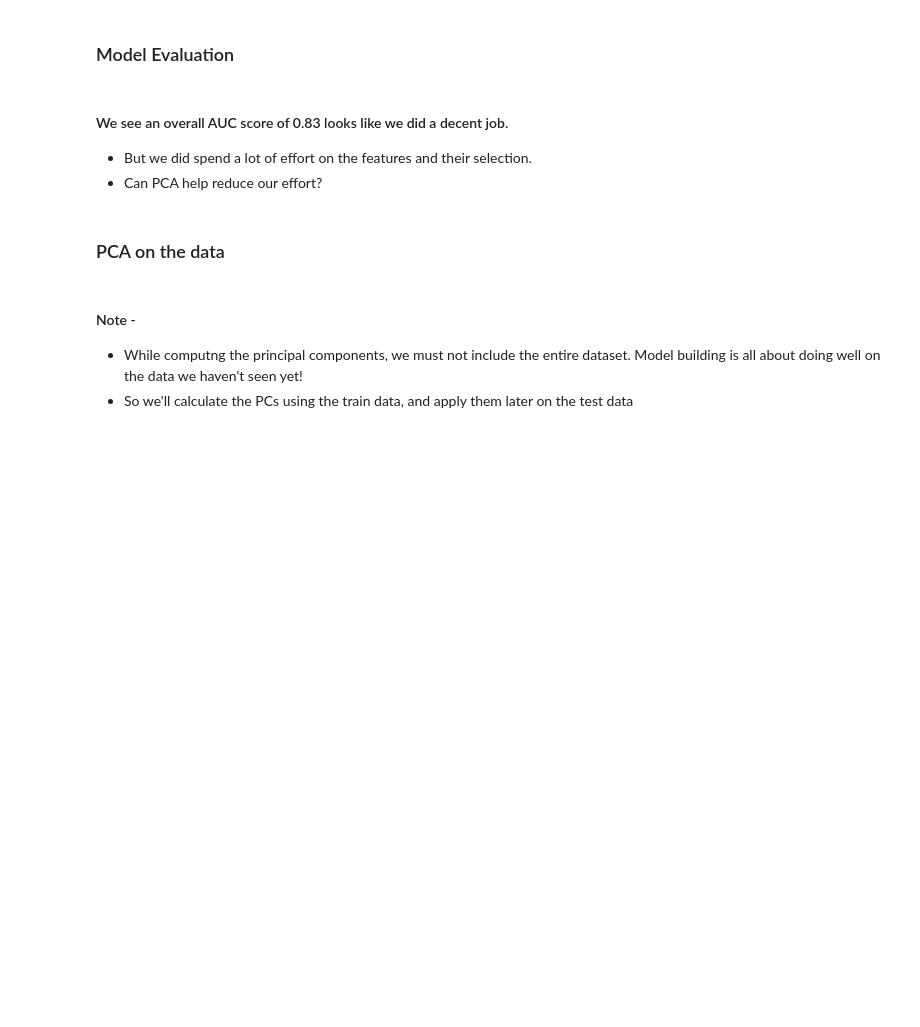
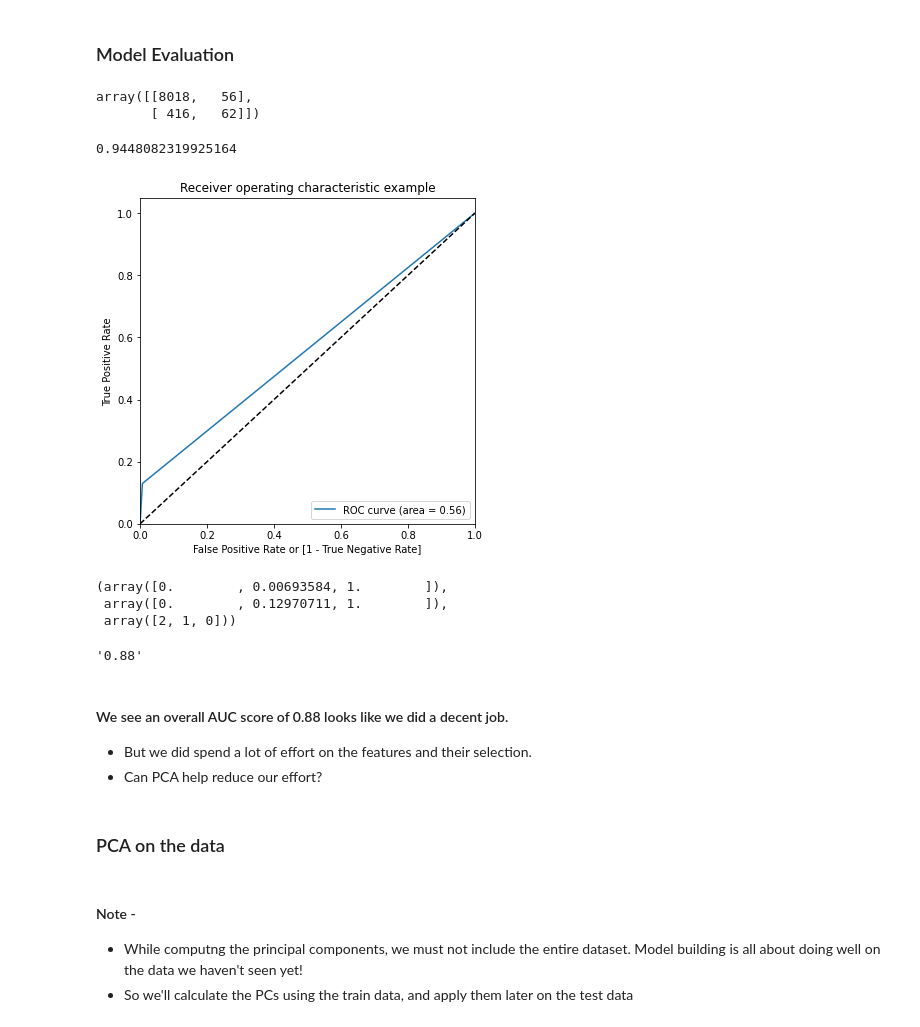
Before and after one commit to bipin-raju/Telecom_churn_case_study, a Jupyter notebook: Telecom Churn Case Study.ipynb, the cells around one changed output. Cells and saved outputs as stored; diff of their text form; code cells hidden in the pictures; blank space fills up the shorter version.

```diff
--- a/Telecom Churn Case Study.ipynb
+++ b/Telecom Churn Case Study.ipynb
@@ -436,6 +497,9 @@ X_test[col].shape
 # %% [markdown]
 ### Making Predictions
 # %%
+# scaling X_test
+X_test = scaler.transform(X_test)
+
 # Predicted probabilities
 y_pred = logsk.predict_proba(X_test)
 # Converting y_pred to a dataframe which is an array
@@ -454,11 +532,12 @@ y_test_df['CustID'] = y_test_df.index
 # Removing index for both dataframes to append them side by side
 y_pred_1.reset_index(drop=True, inplace=True)
 y_test_df.reset_index(drop=True, inplace=True)
+
 # Appending y_test_df and y_pred_1
 y_pred_final = pd.concat([y_test_df,y_pred_1],axis=1)
 # Renaming the column
 y_pred_final= y_pred_final.rename(columns={ 1 : 'Churn_Prob'})
 # Rearranging the columns
-y_pred_final = y_pred_final.reindex_axis(['CustID','Churn','Churn_Prob'], axis=1)
+y_pred_final = y_pred_final.reindex(['CustID','churn','Churn_Prob'], axis=1)
 # Let's see the head of y_pred_final
 y_pred_final.head()
@@ -473,8 +566,11 @@ y_pred_final.head()
 from sklearn import metrics
 # %%
 # Confusion matrix
-confusion = metrics.confusion_matrix( y_pred_final.Churn, y_pred_final.predicted )
+confusion = metrics.confusion_matrix( y_pred_final.churn, y_pred_final.predicted )
 confusion
+# %% [output]
+array([[8018,   56],
+       [ 416,   62]])
 # %%
 # Predicted     Churn  not_churn  __all__
 # Actual
@@ -483,7 +579,9 @@ confusion
 # __all__          1615   751     2110
 # %%
 #Let's check the overall accuracy.
-metrics.accuracy_score(y_pred_final.Churn, y_pred_final.predicted)
+metrics.accuracy_score(y_pred_final.churn, y_pred_final.predicted)
+# %% [output]
+0.9448082319925164
 # %%
 def draw_roc( actual, probs ):
     fpr, tpr, thresholds = metrics.roc_curve( actual, probs,
@@ -502,12 +600,19 @@ def draw_roc( actual, probs ):
 
     return fpr, tpr, thresholds
 # %%
-draw_roc(y_pred_final.Churn, y_pred_final.predicted)
+draw_roc(y_pred_final.churn, y_pred_final.predicted)
+# %% [output]
+[figure, added]
+(array([0.        , 0.00693584, 1.        ]),
+ array([0.        , 0.12970711, 1.        ]),
+ array([2, 1, 0]))
 # %%
 #draw_roc(y_pred_final.Churn, y_pred_final.predicted)
-"{:2.2f}".format(metrics.roc_auc_score(y_pred_final.Churn, y_pred_final.Churn_Prob))
+"{:2.2f}".format(metrics.roc_auc_score(y_pred_final.churn, y_pred_final.Churn_Prob))
+# %% [output]
+'0.88'
 # %% [markdown]
-#### We see an overall AUC score of 0.83 looks like we did a decent job.
+#### We see an overall AUC score of 0.88 looks like we did a decent job.
 - But we did spend a lot of effort on the features and their selection.
 - Can PCA help reduce our effort?
 # %% [markdown]
```
Also changed, not shown: parts of 77 cells of this notebook.
